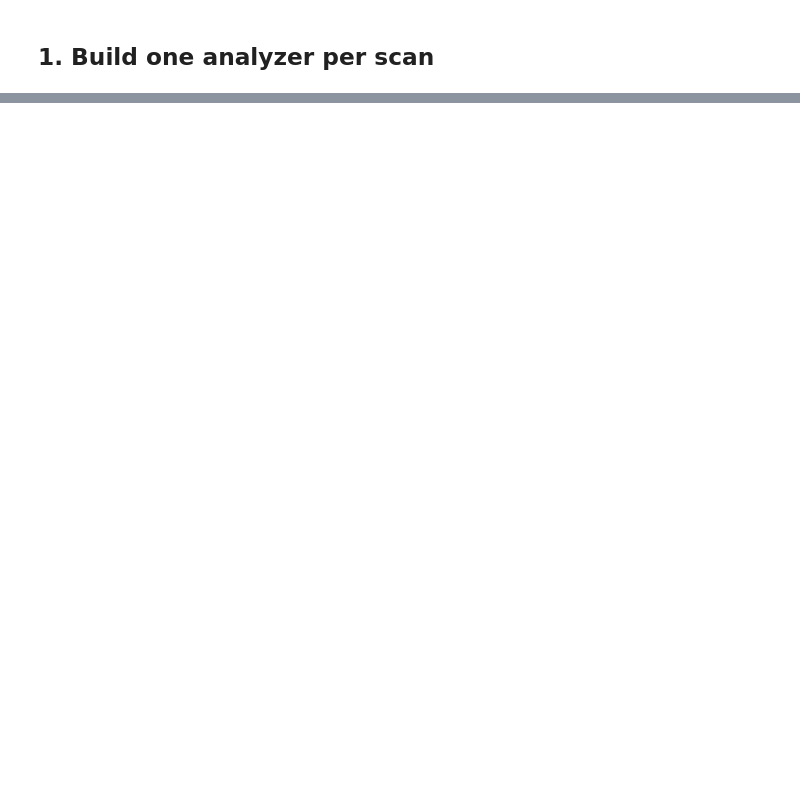
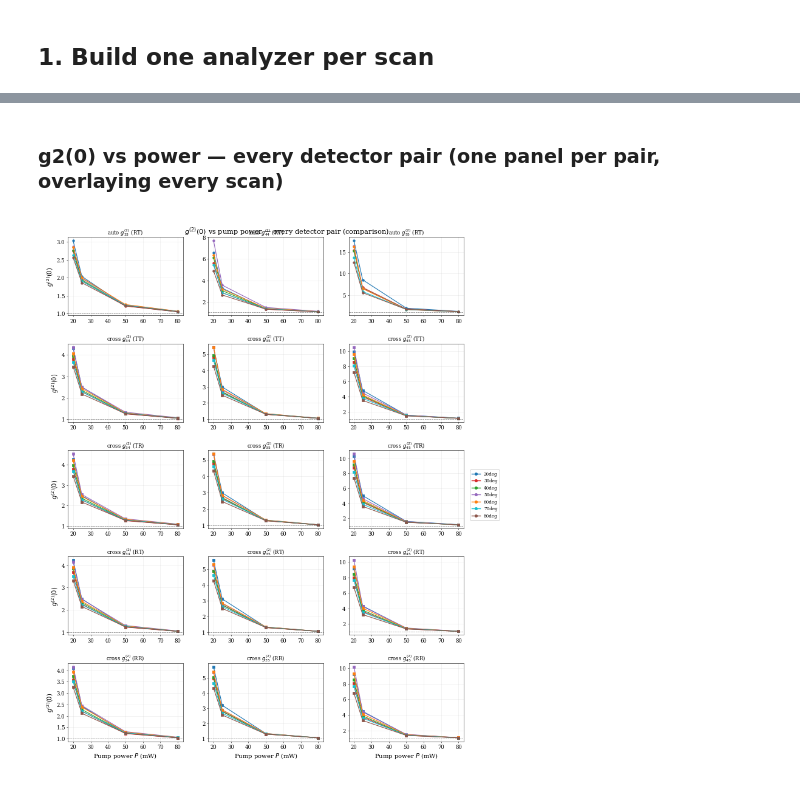
Before and after one commit to SimonWtmn/Quantum_SHHG, a Jupyter notebook: run/powerscan/powerscan_compare.ipynb, the cells around one changed output, grey strips where cells are left out. Saved outputs shown, nothing was run; the diff lists cells and outputs as text; code cells hidden in the pictures; blank space fills up the shorter version.

```diff
--- a/run/powerscan/powerscan_compare.ipynb
+++ b/run/powerscan/powerscan_compare.ipynb
@@ -70,0 +119,7 @@ rep.plots(harmonics=HARMONICS, g2_ylim=None, sigma2_ylim=None,
+# %% [markdown]
+### g2(0) vs power — every detector pair (one panel per pair, overlaying every scan)
+# %%
+fig, _ = c.plot_g2_grid_vs_power(harmonics=HARMONICS, ylim=None)
+rep.save(fig, "g2_grid_vs_power", dpi=500)
+# %% [output]
+[figure, added]
```
Also changed, not shown: parts of 26 cells of this notebook, 7 other files.
